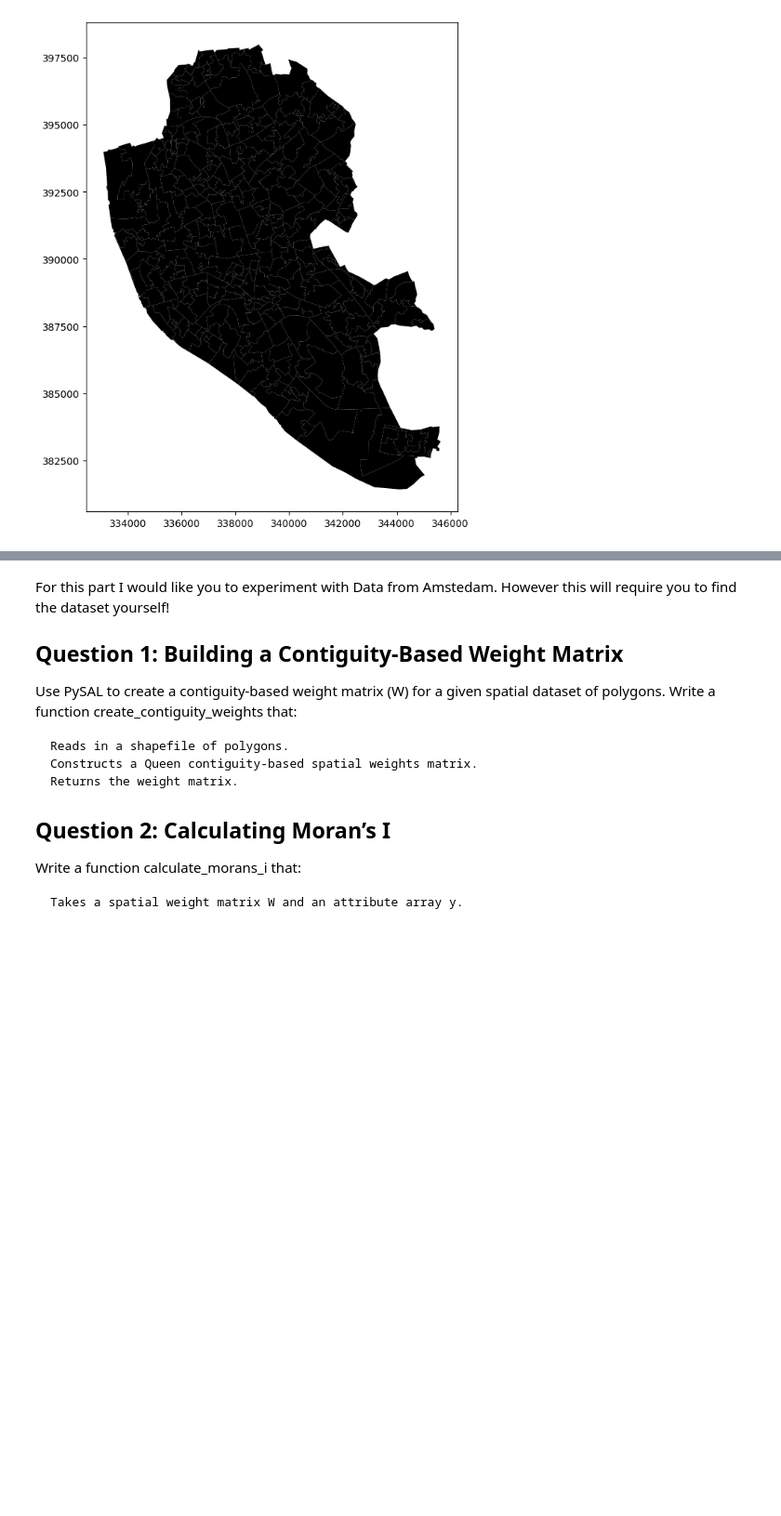
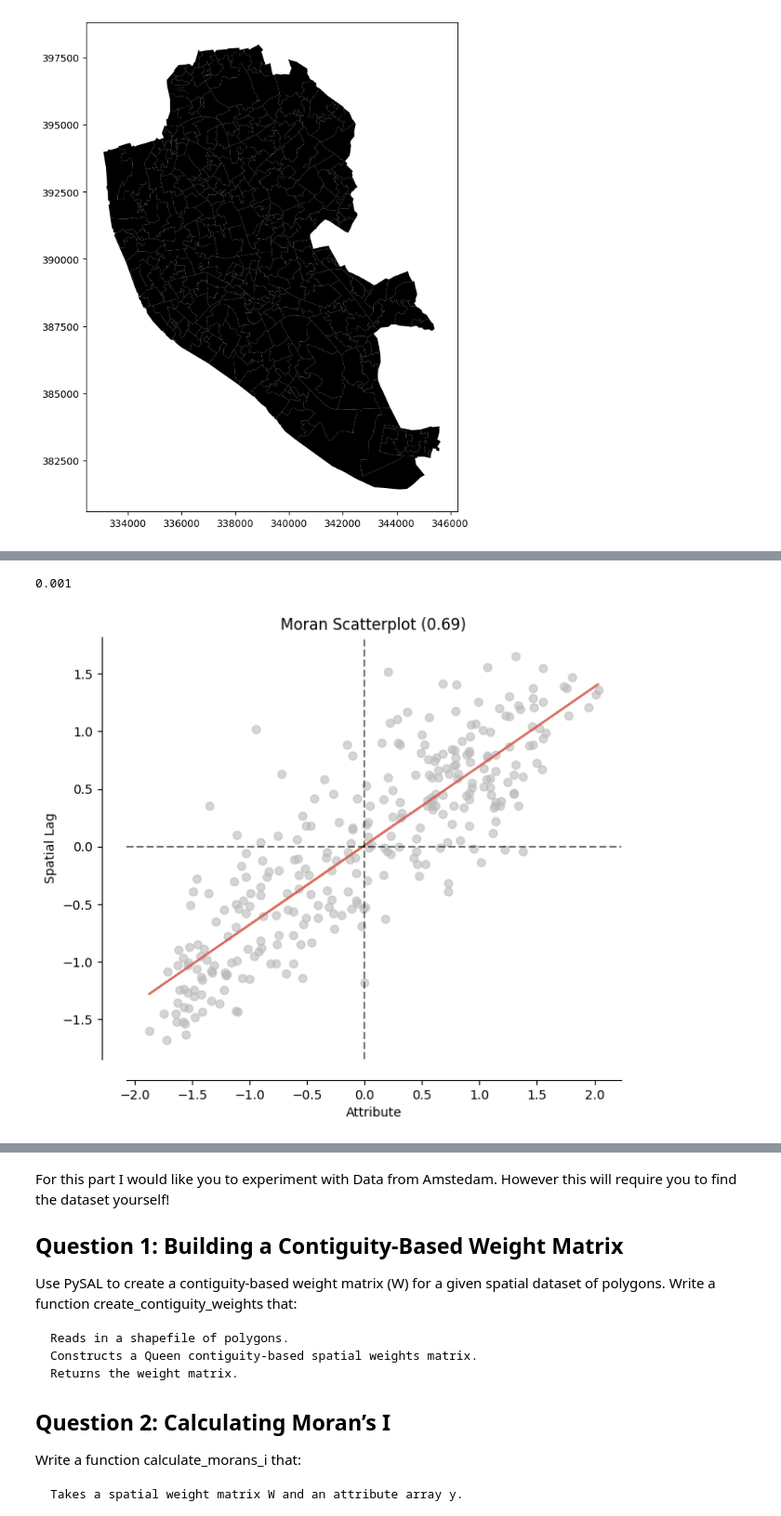
Before and after one commit to mannan272/data1, a Jupyter notebook: lab-04/hw-04.ipynb, the cells around one changed output, grey strips where cells are left out. Shown at 93% size. Saved outputs shown, nothing was run; the diff lists cells and outputs as text; code cells hidden in the pictures; blank space fills up the shorter version.

```diff
--- a/lab-04/hw-04.ipynb
+++ b/lab-04/hw-04.ipynb
@@ -176,0 +184,9 @@ plt.show()
+# %%
+#p-value
+mi.p_sim
+# %% [output]
+0.001
+# %%
+moran_scatterplot(mi);
+# %% [output]
+[figure, added]
```
Also changed, not shown: parts of 40 cells of this notebook, 10 other files.
